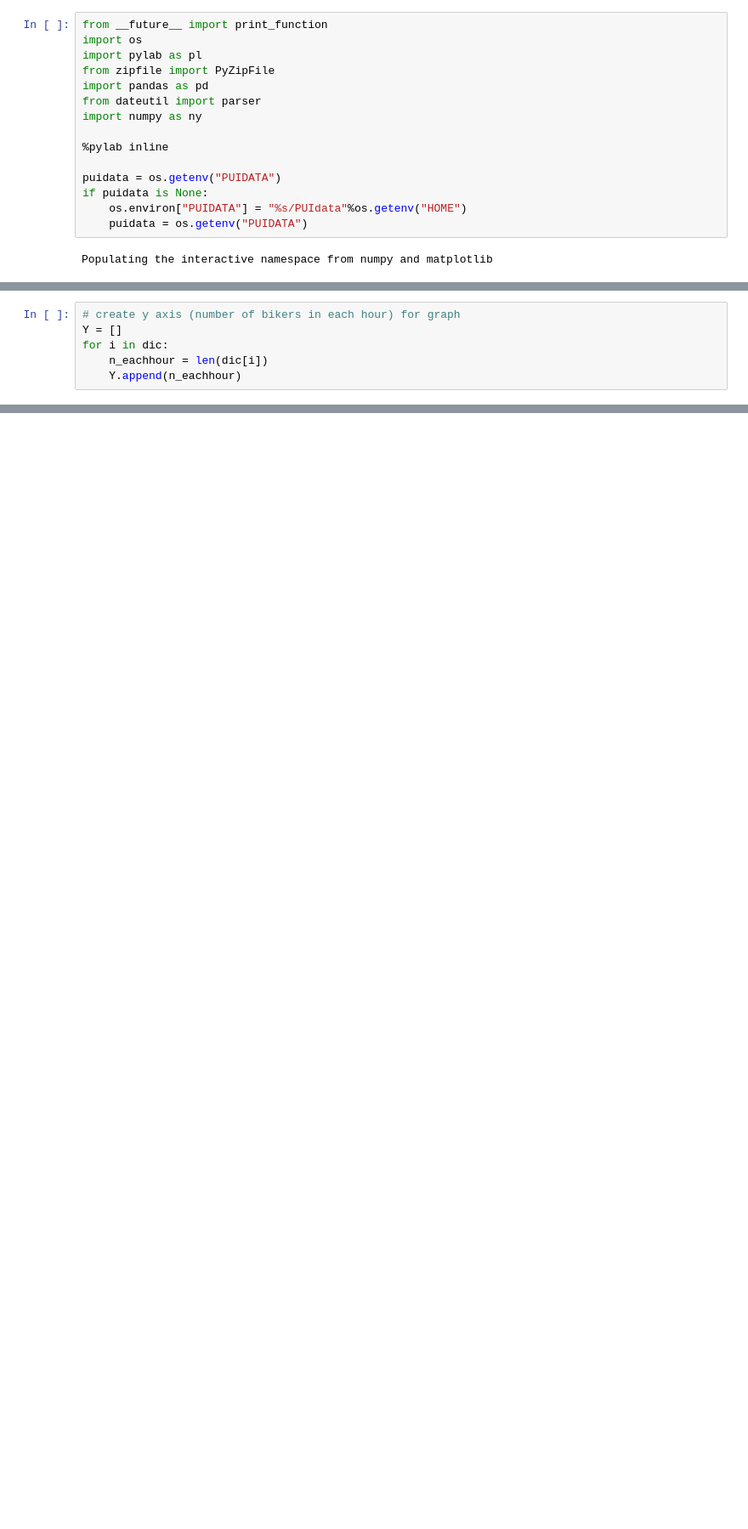
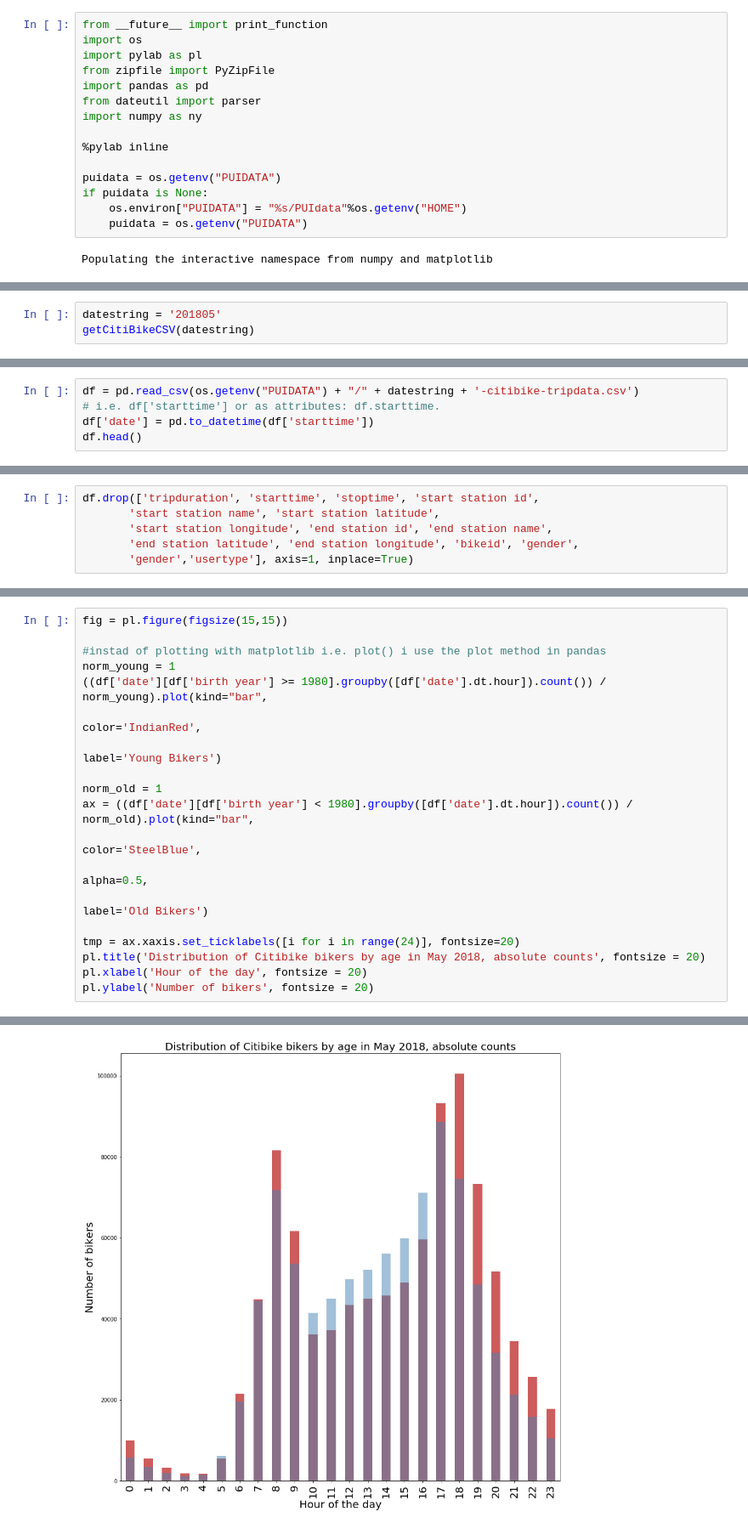
Before and after one commit to effyfan/PUI2018_yf1150, a Jupyter notebook: HW4_yf1150/HW4_2_yf1150.ipynb, the cells around one changed output, grey strips where cells are left out. Shown at 85% size. Drawn from its saved outputs; the diff is of its cells as text; blank space fills up the shorter version.

```diff
--- a/HW4_yf1150/HW4_2_yf1150.ipynb
+++ b/HW4_yf1150/HW4_2_yf1150.ipynb
@@ -130,6 +26,0 @@ array([ 0,  1,  2,  3,  4,  5,  6,  7,  8,  9, 10, 11, 12, 13, 14, 15, 16,
-# %%
-# create y axis (number of bikers in each hour) for graph
-Y = []
-for i in dic:
-    n_eachhour = len(dic[i])
-    Y.append(n_eachhour)
@@ -272,0 +56,3 @@ overlapped_bar(df, show=False)
+# %%
+datestring = '201805'
+getCitiBikeCSV(datestring)
@@ -272,0 +62,5 @@ overlapped_bar(df, show=False)
+# %%
+df = pd.read_csv(os.getenv("PUIDATA") + "/" + datestring + '-citibike-tripdata.csv')
+# i.e. df['starttime'] or as attributes: df.starttime.
+df['date'] = pd.to_datetime(df['starttime'])
+df.head()
@@ -272,0 +83,6 @@ overlapped_bar(df, show=False)
+# %%
+df.drop(['tripduration', 'starttime', 'stoptime', 'start station id',
+       'start station name', 'start station latitude',
+       'start station longitude', 'end station id', 'end station name',
+       'end station latitude', 'end station longitude', 'bikeid', 'gender',
+       'gender','usertype'], axis=1, inplace=True)
@@ -272,0 +98,20 @@ overlapped_bar(df, show=False)
+# %%
+fig = pl.figure(figsize(15,15))
+
+#instad of plotting with matplotlib i.e. plot() i use the plot method in pandas
+norm_young = 1
+((df['date'][df['birth year'] >= 1980].groupby([df['date'].dt.hour]).count()) / norm_young).plot(kind="bar",
+                                                                                         color='IndianRed',
+                                                                                         label='Young Bikers')
+
+norm_old = 1
+ax = ((df['date'][df['birth year'] < 1980].groupby([df['date'].dt.hour]).count()) / norm_old).plot(kind="bar",
+                                                                                              color='SteelBlue',
+                                                                                              alpha=0.5,
+                                                                                              label='Old Bikers')
+
+tmp = ax.xaxis.set_ticklabels([i for i in range(24)], fontsize=20)
+pl.title('Distribution of Citibike bikers by age in May 2018, absolute counts', fontsize = 20)
+pl.xlabel('Hour of the day', fontsize = 20)
+pl.ylabel('Number of bikers', fontsize = 20)
+# %% [output]
@@ -272,0 +119 @@ overlapped_bar(df, show=False)
+[figure, added]
```
Also changed, not shown: parts of 53 cells of this notebook.
